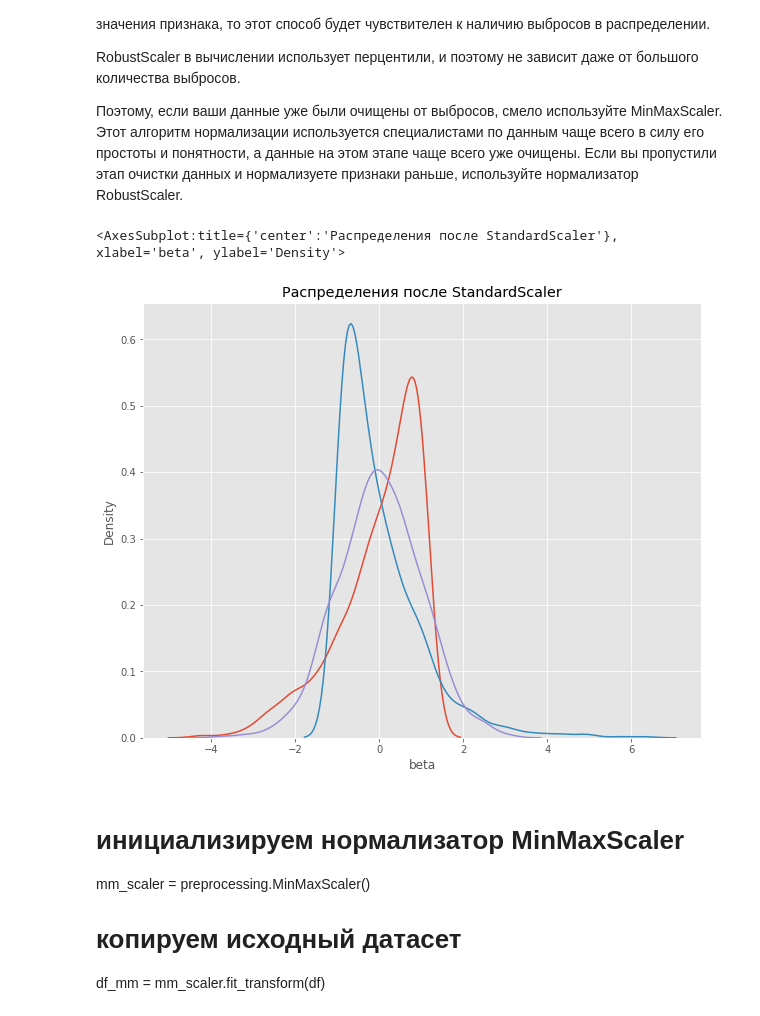
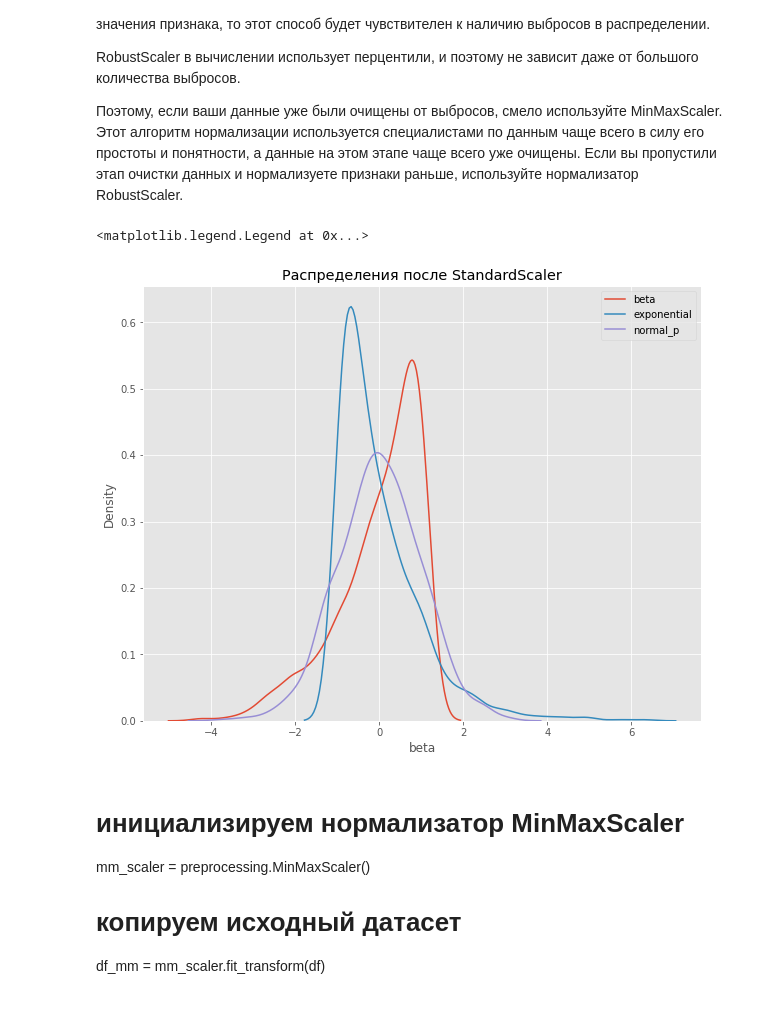
Before and after one commit to Dekoz3/VS_code, a Jupyter notebook: Skillfactory/EDA3 Feature Engineering/EDA3 Feature en datetime.ipynb, the cells around one changed output. Cells and saved outputs as stored; diff of their text form; code cells hidden in the pictures.

```diff
--- a/Skillfactory/EDA3 Feature Engineering/EDA3 Feature en datetime.ipynb
+++ b/Skillfactory/EDA3 Feature Engineering/EDA3 Feature en datetime.ipynb
@@ -427,26 +431,27 @@ RobustScaler в вычислении использует перцентили,
 # %%
 # STANDARDSCALER
 # Как и нормализация, стандартизация может быть полезна при данных с разными масштабами. Однако в отличие от нормализации стандартизация предполагает, что признак распределён нормально.
 # Для стандартизации используем класс StandardScaler.
 
 # инициализируем стандартизатор StandardScaler
 s_scaler = preprocessing.StandardScaler()
 
 # копируем исходный датасет
 df_s = s_scaler.fit_transform(df)
 
 # Преобразуем промежуточный датасет в полноценный датафрейм для визуализации
 df_s = pd.DataFrame(df_s, columns=col_names)
 
 fig, (ax1) = plt.subplots(ncols=1, figsize=(10, 8))
 ax1.set_title('Распределения после StandardScaler')
 
-sns.kdeplot(df_s['beta'], ax=ax1)
-sns.kdeplot(df_s['exponential'], ax=ax1)
-sns.kdeplot(df_s['normal_p'], ax=ax1)
+sns.kdeplot(df_s['beta'], ax=ax1, label ='beta')
+sns.kdeplot(df_s['exponential'], ax=ax1, label ='exponential')
+sns.kdeplot(df_s['normal_p'], ax=ax1, label ='normal_p')
+plt.legend()
 # %% [output]
-<AxesSubplot:title={'center':'Распределения после StandardScaler'}, xlabel='beta', ylabel='Density'>
+<matplotlib.legend.Legend at 0x...>
-[figure, old version]
+[figure, new version]
 # %% [markdown]
 # инициализируем нормализатор MinMaxScaler
 mm_scaler = preprocessing.MinMaxScaler()
```
Also changed, not shown: parts of 3 cells of this notebook, 6 other files.
